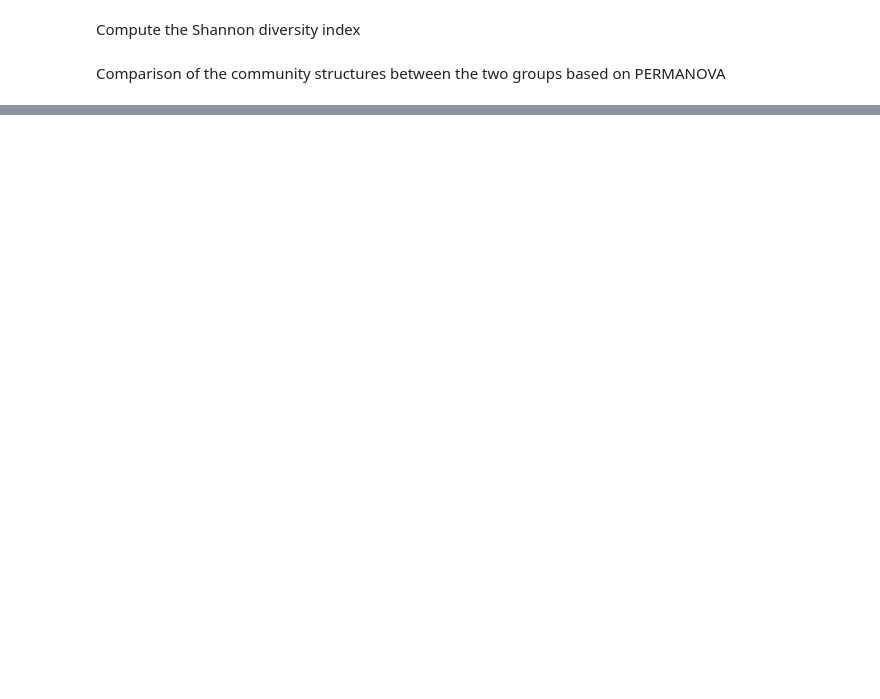
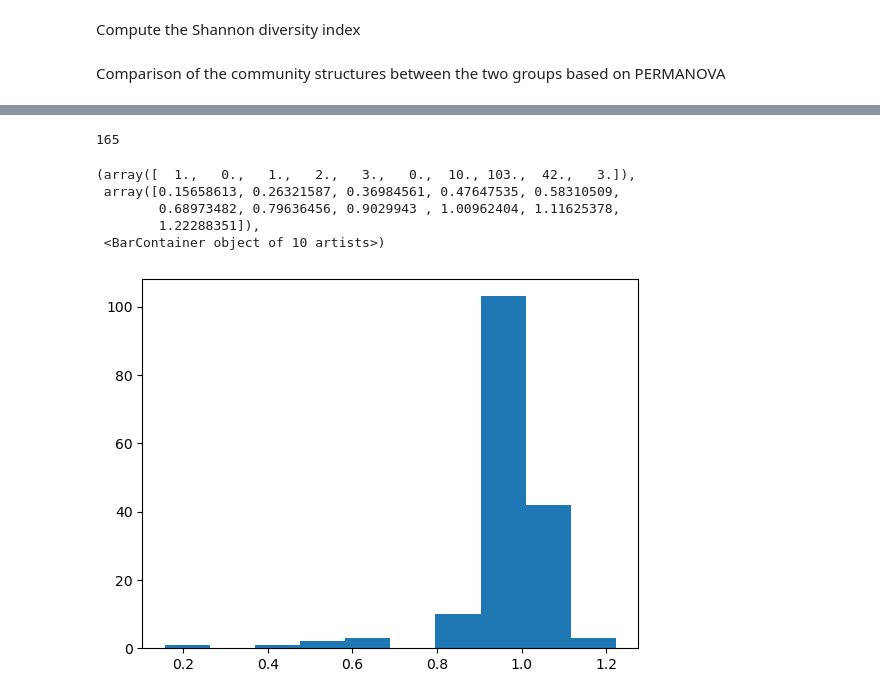
Before and after one commit to TristanFauvel/DreamHF, a Jupyter notebook: src/EDA_microbiome.ipynb, the cells around one changed output, grey strips where cells are left out. Drawn from its saved outputs; the diff is of its cells as text; code cells hidden in the pictures; blank space fills up the shorter version.

```diff
--- a/src/EDA_microbiome.ipynb
+++ b/src/EDA_microbiome.ipynb
@@ -50,0 +13,3 @@ df
+# %%
+from preprocessing import load_data
+pheno_df_train, pheno_df_test, readcounts_df_train, readcounts_df_test = load_data(root)
@@ -176,0 +311,37 @@ plt.scatter(X_embedded[:, 0], X_embedded[:, 1], c=y, s=50, cmap='rainbow')
+# %%
+taxa = ['Lactobacillaceae', 'Clostridiaceae', 'Collinsella', 'Blautia', 'Salmonella', 'Campylobacter', 'Shigella', 'Yersinia', 'Candida','Bacteroides', 'Proteobacteria','Faecalibacterium prausnitzii', 'Ruminococcus gnavus']
+taxa = ['Lactobacillaceae']
+# %%
+cols = [any(t in el for t in taxa) for el in readcounts_df_train.columns]
+df_entbact_train = readcounts_df_train.loc[:, cols]
+df_entbact_test = readcounts_df_test.loc[:, cols]
+df_train = pheno_df_train.join(df_entbact_train)
+df_test  = pheno_df_test.join(df_entbact_test)
+sum(cols)
+# %% [output]
+165
+# %%
+
+from sksurv.linear_model import CoxPHSurvivalAnalysis
+model = CoxPHSurvivalAnalysis(alpha=0.1, ties='breslow', n_iter=100, tol=1e-09, verbose=0)
+
+covariates = df_entbact_train.columns
+X_train = df_train.loc[:,covariates]
+y_train = df_train.loc[:,['Event', 'Event_time']].to_records(index=False)
+model.fit(X_train, y_train)
+
+X_test = df_test.loc[:,covariates]
+y_test =  df_test.loc[:,['Event', 'Event_time']].to_records(index=False)
+from model_evaluation import evaluate_model
+evaluate_model(model, X_train, X_test, y_train, y_test)
+
+H_coeff = np.exp(model.coef_)
+
+plt.hist(H_coeff)
+# %% [output]
+(array([  1.,   0.,   1.,   2.,   3.,   0.,  10., 103.,  42.,   3.]),
+ array([0.15658613, 0.26321587, 0.36984561, 0.47647535, 0.58310509,
+        0.68973482, 0.79636456, 0.9029943 , 1.00962404, 1.11625378,
+        1.22288351]),
+ <BarContainer object of 10 artists>)
+[figure, added]
```
Also changed, not shown: parts of 65 cells of this notebook, 9 other files.
